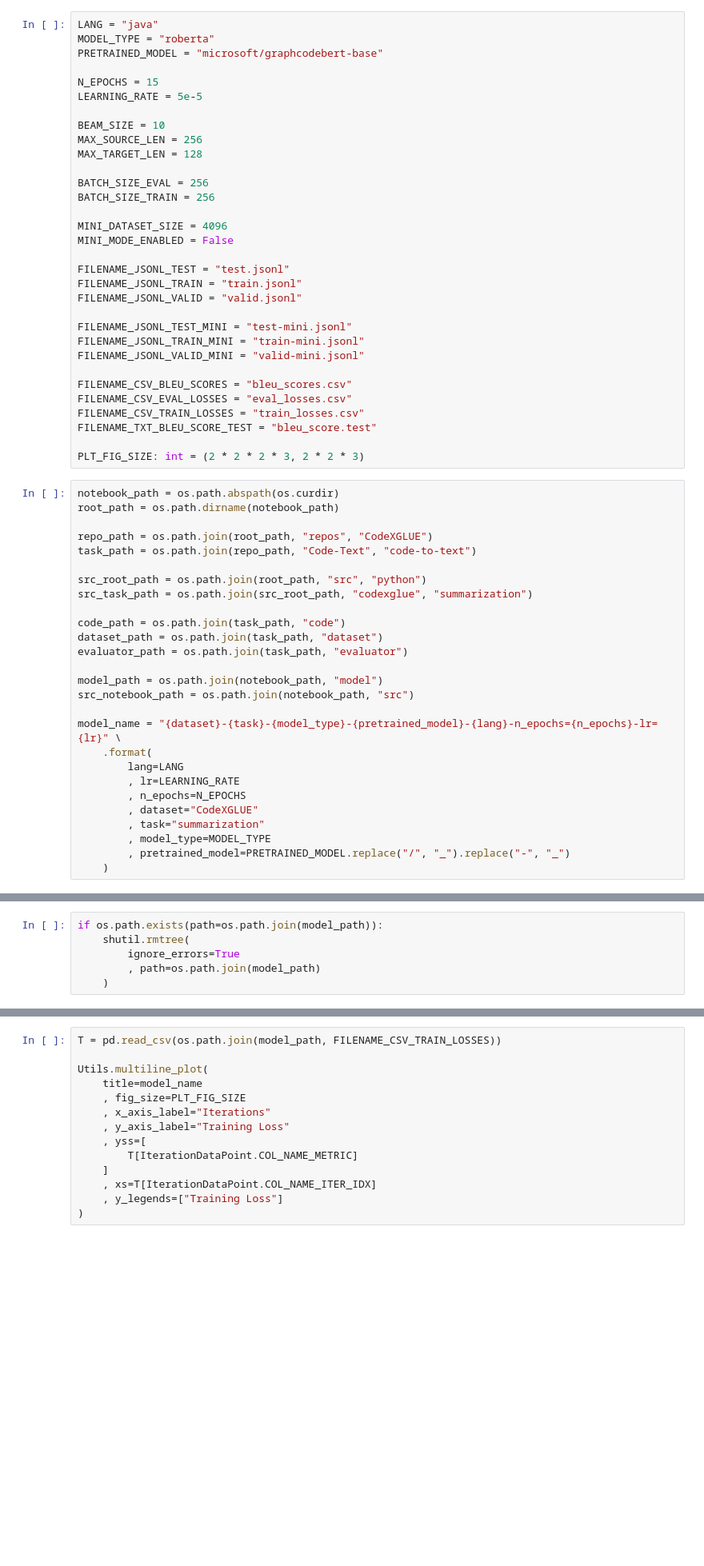
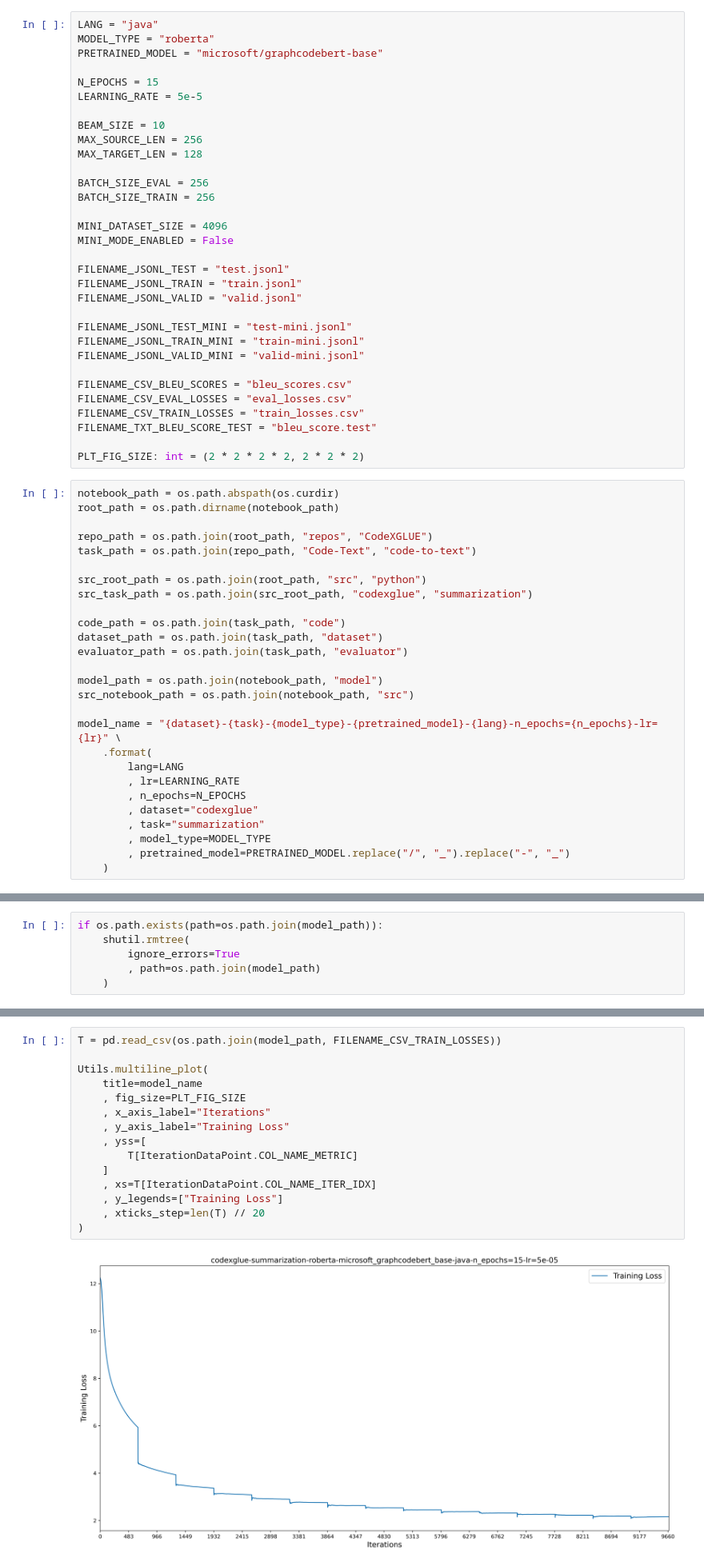
Before and after one commit to thekaveh/CS5814-project, a Jupyter notebook: codexglue-summarization-roberta-graphcodebert-java/notebook.ipynb, the cells around one changed output, grey strips where cells are left out. Shown at 80% size. Cells and saved outputs as stored; diff of their text form; blank space fills up the shorter version.

Commit message:
updates graphcodebert-java notebook

```diff
--- a/codexglue-summarization-roberta-graphcodebert-java/notebook.ipynb
+++ b/codexglue-summarization-roberta-graphcodebert-java/notebook.ipynb
@@ -37,7 +37,7 @@ FILENAME_CSV_EVAL_LOSSES = "eval_losses.csv"
 FILENAME_CSV_TRAIN_LOSSES = "train_losses.csv"
 FILENAME_TXT_BLEU_SCORE_TEST = "bleu_score.test"
 
-PLT_FIG_SIZE: int = (2 * 2 * 2 * 3, 2 * 2 * 3)
+PLT_FIG_SIZE: int = (2 * 2 * 2 * 2, 2 * 2 * 2)
 # %%
 notebook_path = os.path.abspath(os.curdir)
 root_path = os.path.dirname(notebook_path)
@@ -60,7 +60,7 @@ model_name = "{dataset}-{task}-{model_type}-{pretrained_model}-{lang}-n_epochs={
         lang=LANG
         , lr=LEARNING_RATE
         , n_epochs=N_EPOCHS
-        , dataset="CodeXGLUE"
+        , dataset="codexglue"
         , task="summarization"
         , model_type=MODEL_TYPE
         , pretrained_model=PRETRAINED_MODEL.replace("/", "_").replace("-", "_")
@@ -196,17 +217,20 @@ subprocess.check_call(
 # %%
 T = pd.read_csv(os.path.join(model_path, FILENAME_CSV_TRAIN_LOSSES))
 
 Utils.multiline_plot(
     title=model_name
     , fig_size=PLT_FIG_SIZE
     , x_axis_label="Iterations"
     , y_axis_label="Training Loss"
     , yss=[
         T[IterationDataPoint.COL_NAME_METRIC]
     ]
     , xs=T[IterationDataPoint.COL_NAME_ITER_IDX]
     , y_legends=["Training Loss"]
+    , xticks_step=len(T) // 20
 )
+# %% [output]
+[figure, added]
 # %%
 E = pd.read_csv(os.path.join(model_path, FILENAME_CSV_EVAL_LOSSES))
 T = pd.read_csv(os.path.join(model_path, FILENAME_CSV_TRAIN_LOSSES))
```
Also changed, not shown: parts of 8 cells of this notebook, 10 other files.
